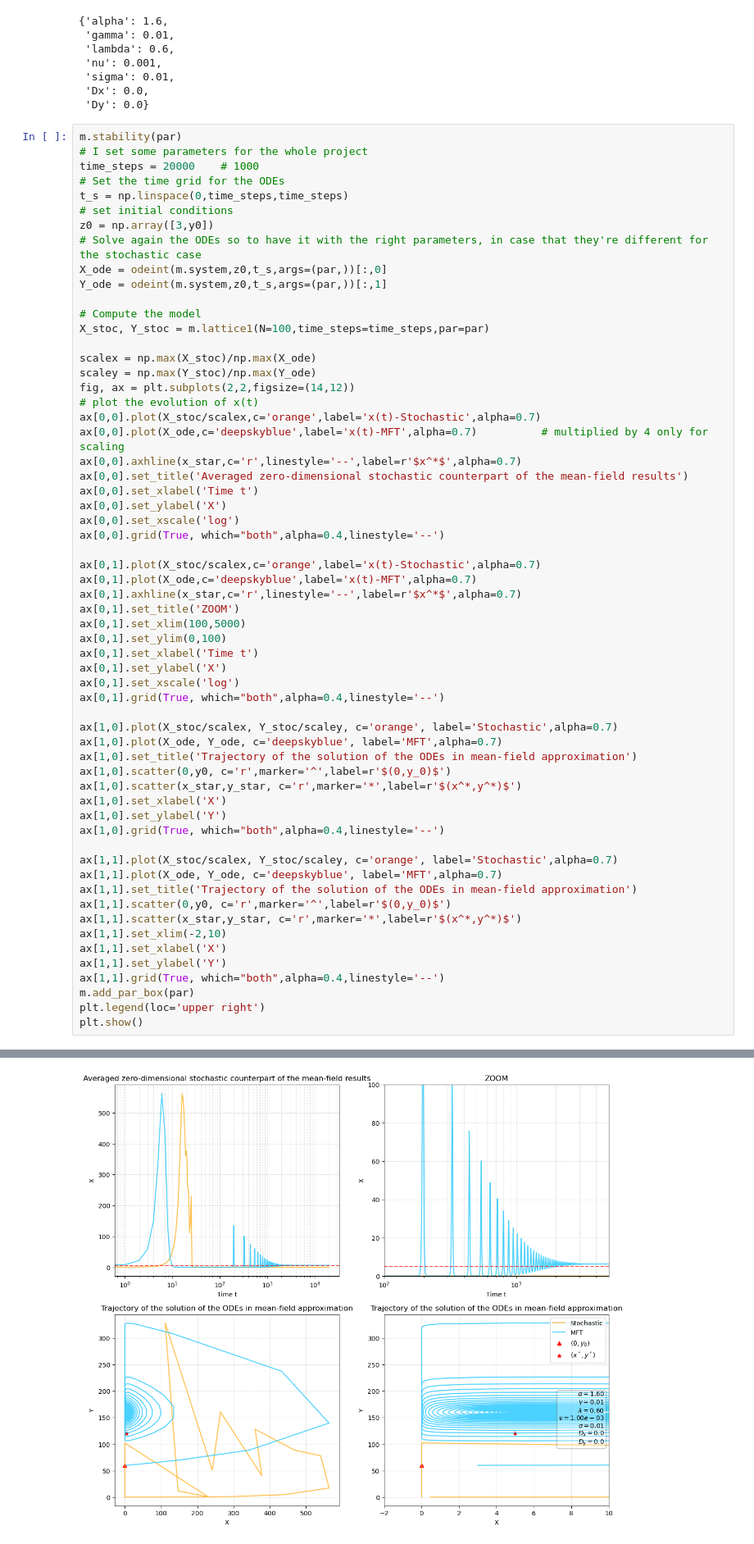
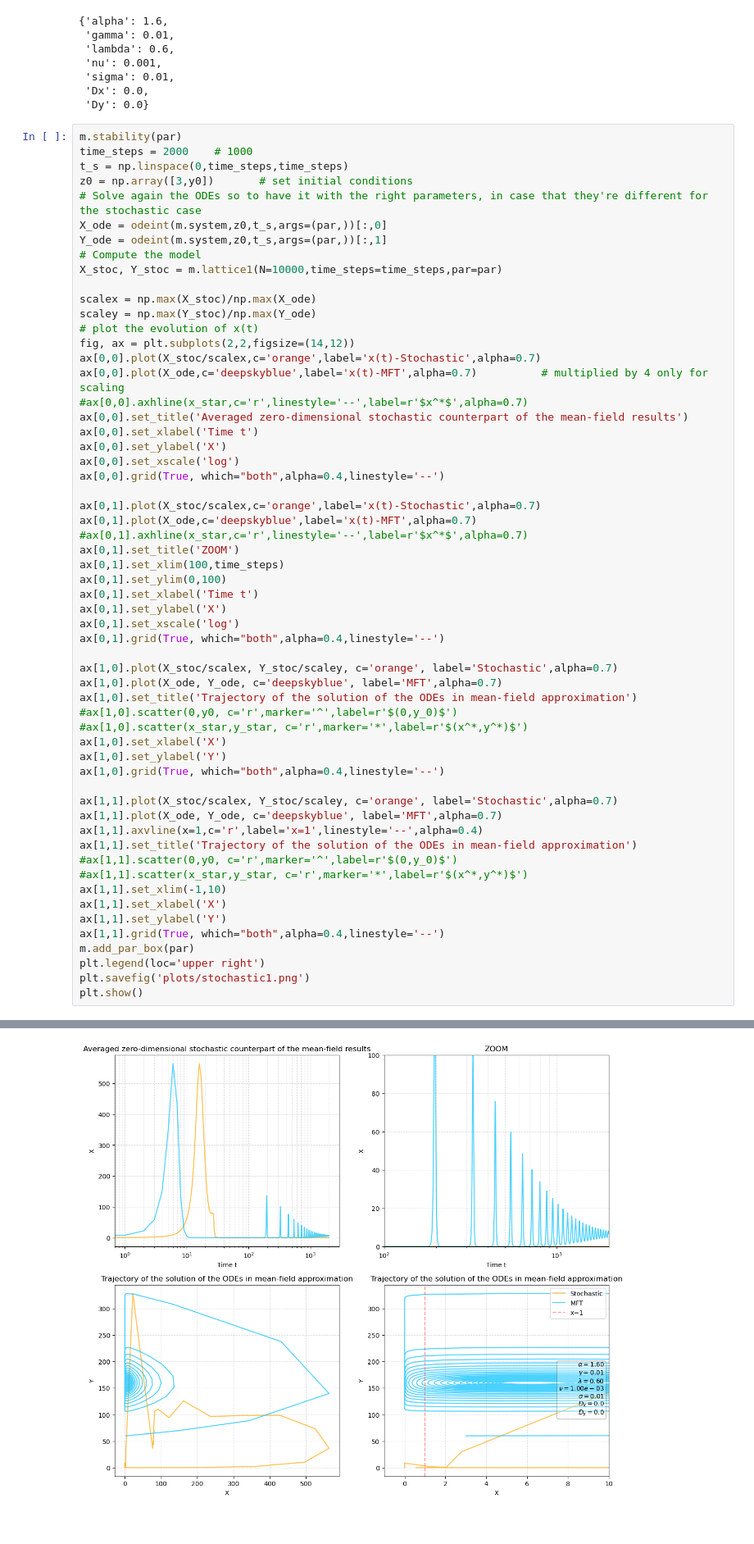
Before and after one commit to pietromalagoli/PCS, a Jupyter notebook: project.ipynb, the cells around one changed output, grey strips where cells are left out. Shown at 82% size. Saved outputs shown, nothing was run; the diff lists cells and outputs as text.

```diff
--- a/project.ipynb
+++ b/project.ipynb
@@ -179,26 +179,22 @@ par
  'Dy': 0.0}
 # %%
 m.stability(par)
-# I set some parameters for the whole project
-time_steps = 20000    # 1000
-# Set the time grid for the ODEs
+time_steps = 2000    # 1000
 t_s = np.linspace(0,time_steps,time_steps)
-# set initial conditions
-z0 = np.array([3,y0])
+z0 = np.array([3,y0])       # set initial conditions
 # Solve again the ODEs so to have it with the right parameters, in case that they're different for the stochastic case
 X_ode = odeint(m.system,z0,t_s,args=(par,))[:,0]
 Y_ode = odeint(m.system,z0,t_s,args=(par,))[:,1]
-
 # Compute the model
-X_stoc, Y_stoc = m.lattice1(N=100,time_steps=time_steps,par=par)
+X_stoc, Y_stoc = m.lattice1(N=10000,time_steps=time_steps,par=par)
 
 scalex = np.max(X_stoc)/np.max(X_ode)
 scaley = np.max(Y_stoc)/np.max(Y_ode)
+# plot the evolution of x(t)
 fig, ax = plt.subplots(2,2,figsize=(14,12))
-# plot the evolution of x(t)
 ax[0,0].plot(X_stoc/scalex,c='orange',label='x(t)-Stochastic',alpha=0.7)
 ax[0,0].plot(X_ode,c='deepskyblue',label='x(t)-MFT',alpha=0.7)          # multiplied by 4 only for scaling
-ax[0,0].axhline(x_star,c='r',linestyle='--',label=r'$x^*$',alpha=0.7)
+#ax[0,0].axhline(x_star,c='r',linestyle='--',label=r'$x^*$',alpha=0.7)
 ax[0,0].set_title('Averaged zero-dimensional stochastic counterpart of the mean-field results')
 ax[0,0].set_xlabel('Time t')
 ax[0,0].set_ylabel('X')
@@ -206,41 +202,43 @@ ax[0,0].set_xscale('log')
 ax[0,0].grid(True, which="both",alpha=0.4,linestyle='--')
 
 ax[0,1].plot(X_stoc/scalex,c='orange',label='x(t)-Stochastic',alpha=0.7)
 ax[0,1].plot(X_ode,c='deepskyblue',label='x(t)-MFT',alpha=0.7)
-ax[0,1].axhline(x_star,c='r',linestyle='--',label=r'$x^*$',alpha=0.7)
+#ax[0,1].axhline(x_star,c='r',linestyle='--',label=r'$x^*$',alpha=0.7)
 ax[0,1].set_title('ZOOM')
-ax[0,1].set_xlim(100,5000)
+ax[0,1].set_xlim(100,time_steps)
 ax[0,1].set_ylim(0,100)
 ax[0,1].set_xlabel('Time t')
 ax[0,1].set_ylabel('X')
 ax[0,1].set_xscale('log')
 ax[0,1].grid(True, which="both",alpha=0.4,linestyle='--')
 
 ax[1,0].plot(X_stoc/scalex, Y_stoc/scaley, c='orange', label='Stochastic',alpha=0.7)
 ax[1,0].plot(X_ode, Y_ode, c='deepskyblue', label='MFT',alpha=0.7)
 ax[1,0].set_title('Trajectory of the solution of the ODEs in mean-field approximation')
-ax[1,0].scatter(0,y0, c='r',marker='^',label=r'$(0,y_0)$')
-ax[1,0].scatter(x_star,y_star, c='r',marker='*',label=r'$(x^*,y^*)$')
+#ax[1,0].scatter(0,y0, c='r',marker='^',label=r'$(0,y_0)$')
+#ax[1,0].scatter(x_star,y_star, c='r',marker='*',label=r'$(x^*,y^*)$')
 ax[1,0].set_xlabel('X')
 ax[1,0].set_ylabel('Y')
 ax[1,0].grid(True, which="both",alpha=0.4,linestyle='--')
 
 ax[1,1].plot(X_stoc/scalex, Y_stoc/scaley, c='orange', label='Stochastic',alpha=0.7)
 ax[1,1].plot(X_ode, Y_ode, c='deepskyblue', label='MFT',alpha=0.7)
+ax[1,1].axvline(x=1,c='r',label='x=1',linestyle='--',alpha=0.4)
 ax[1,1].set_title('Trajectory of the solution of the ODEs in mean-field approximation')
-ax[1,1].scatter(0,y0, c='r',marker='^',label=r'$(0,y_0)$')
-ax[1,1].scatter(x_star,y_star, c='r',marker='*',label=r'$(x^*,y^*)$')
-ax[1,1].set_xlim(-2,10)
+#ax[1,1].scatter(0,y0, c='r',marker='^',label=r'$(0,y_0)$')
+#ax[1,1].scatter(x_star,y_star, c='r',marker='*',label=r'$(x^*,y^*)$')
+ax[1,1].set_xlim(-1,10)
 ax[1,1].set_xlabel('X')
 ax[1,1].set_ylabel('Y')
 ax[1,1].grid(True, which="both",alpha=0.4,linestyle='--')
 m.add_par_box(par)
 plt.legend(loc='upper right')
+plt.savefig('plots/stochastic1.png')
 plt.show()
 # %% [output]
 In which regime are we? First regime:(0,y_0) unstable, (x*,y*) stable
 The attractor (x*,y*) is a stable spiral (negative discriminant -> damped oscillations)
-[figure, old version]
+[figure, new version]
 # %% [markdown]
 Now I study the disappearance probability at the first pass near zero as a function of the distance between the two stable points.\
 I only check for having zero pathogen for the zero-pathogen absorbing state; for now I don't care about Y.
```
Also changed, not shown: parts of 6 cells of this notebook, 4 other files.
